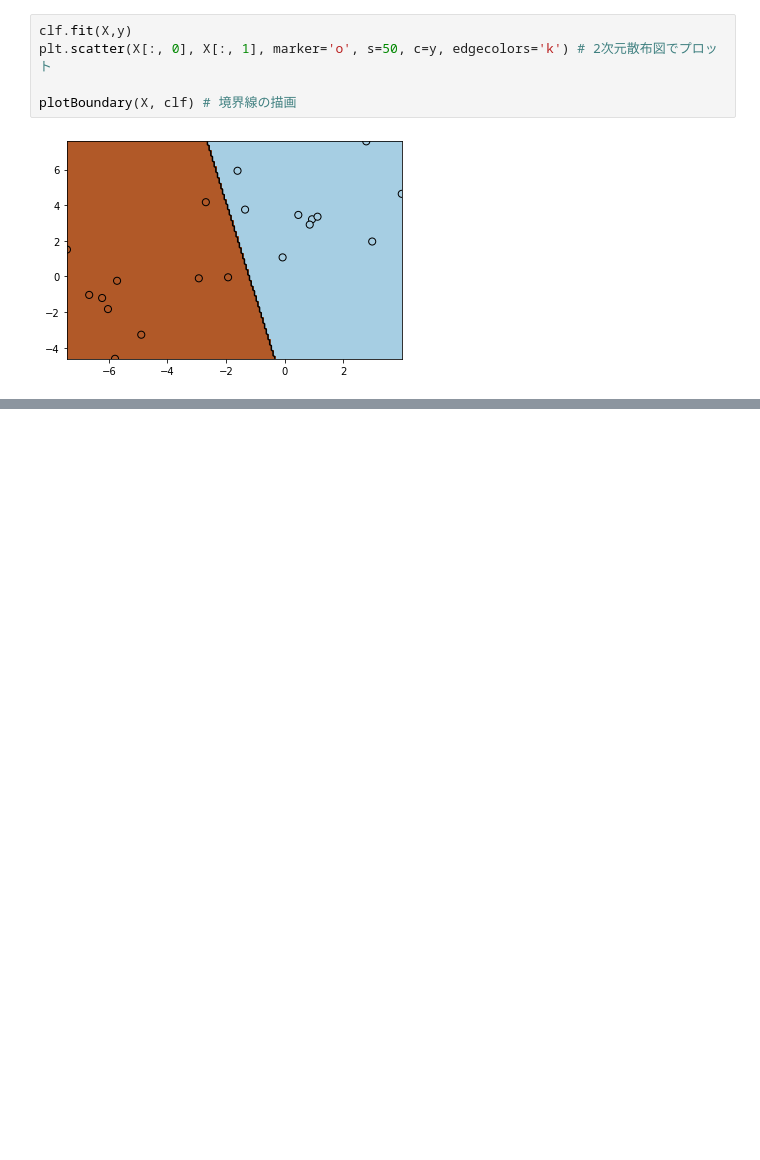
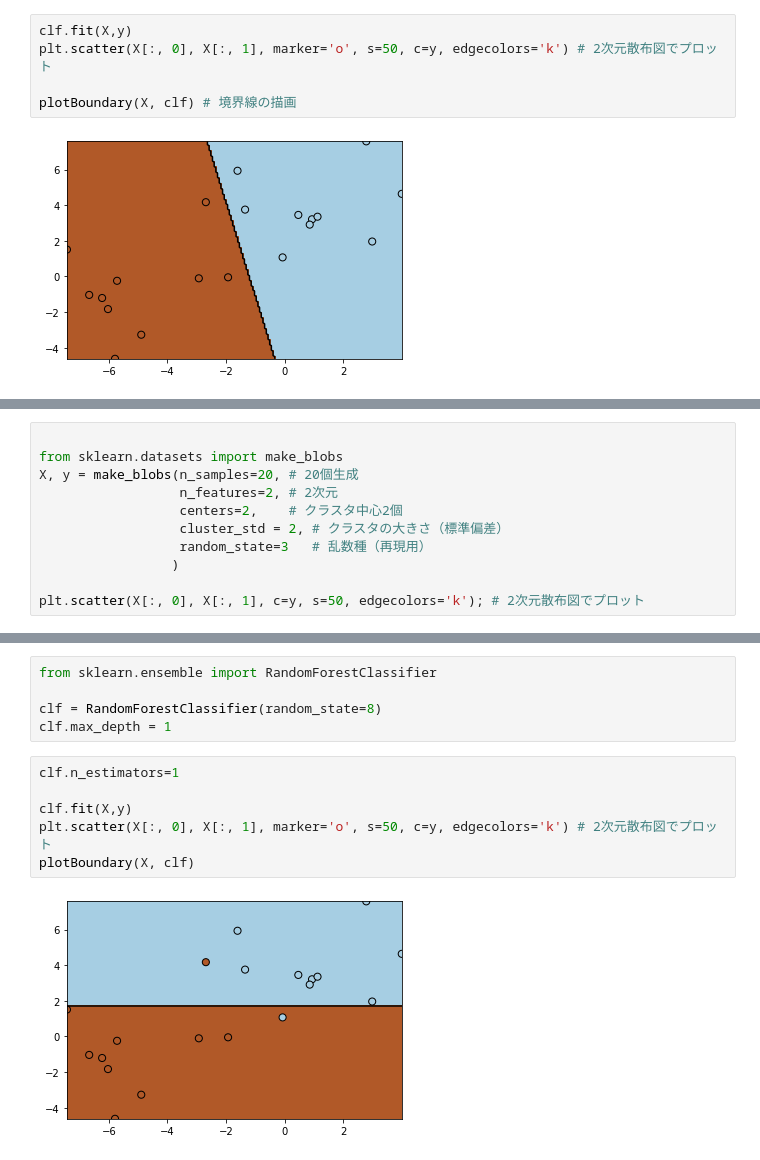
Before and after one commit to kiichiro173/scikit_learn_practice, a Jupyter notebook: src/様々な識別器.ipynb, the cells around one changed output, grey strips where cells are left out. Drawn from its saved outputs; the diff is of its cells as text; blank space fills up the shorter version.

```diff
--- a/src/様々な識別器.ipynb
+++ b/src/様々な識別器.ipynb
@@ -513,0 +560,11 @@ plotBoundary(X, clf) # 境界線の描画
+# %%
+
+from sklearn.datasets import make_blobs
+X, y = make_blobs(n_samples=20, # 20個生成
+                  n_features=2, # 2次元
+                  centers=2,    # クラスタ中心2個
+                  cluster_std = 2, # クラスタの大きさ（標準偏差）
+                  random_state=3   # 乱数種（再現用）
+                 )
+
+plt.scatter(X[:, 0], X[:, 1], c=y, s=50, edgecolors='k'); # 2次元散布図でプロット
@@ -513,0 +573,13 @@ plotBoundary(X, clf) # 境界線の描画
+# %%
+from sklearn.ensemble import RandomForestClassifier
+
+clf = RandomForestClassifier(random_state=8)
+clf.max_depth = 1
+# %%
+clf.n_estimators=1
+
+clf.fit(X,y)
+plt.scatter(X[:, 0], X[:, 1], marker='o', s=50, c=y, edgecolors='k') # 2次元散布図でプロット
+plotBoundary(X, clf)
+# %% [output]
+[figure, added]
```
Also changed, not shown: parts of 4 cells of this notebook, 1 other file.
